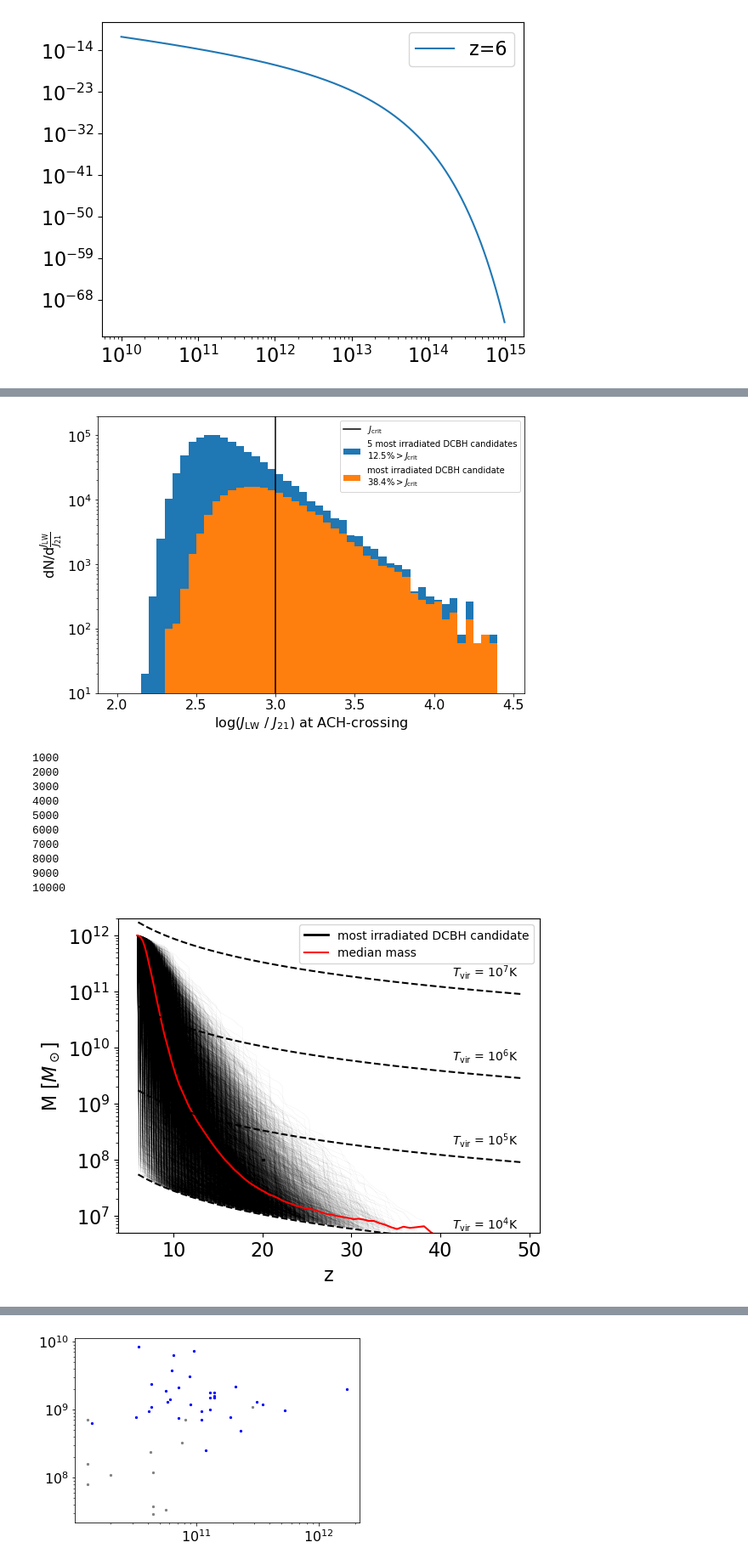
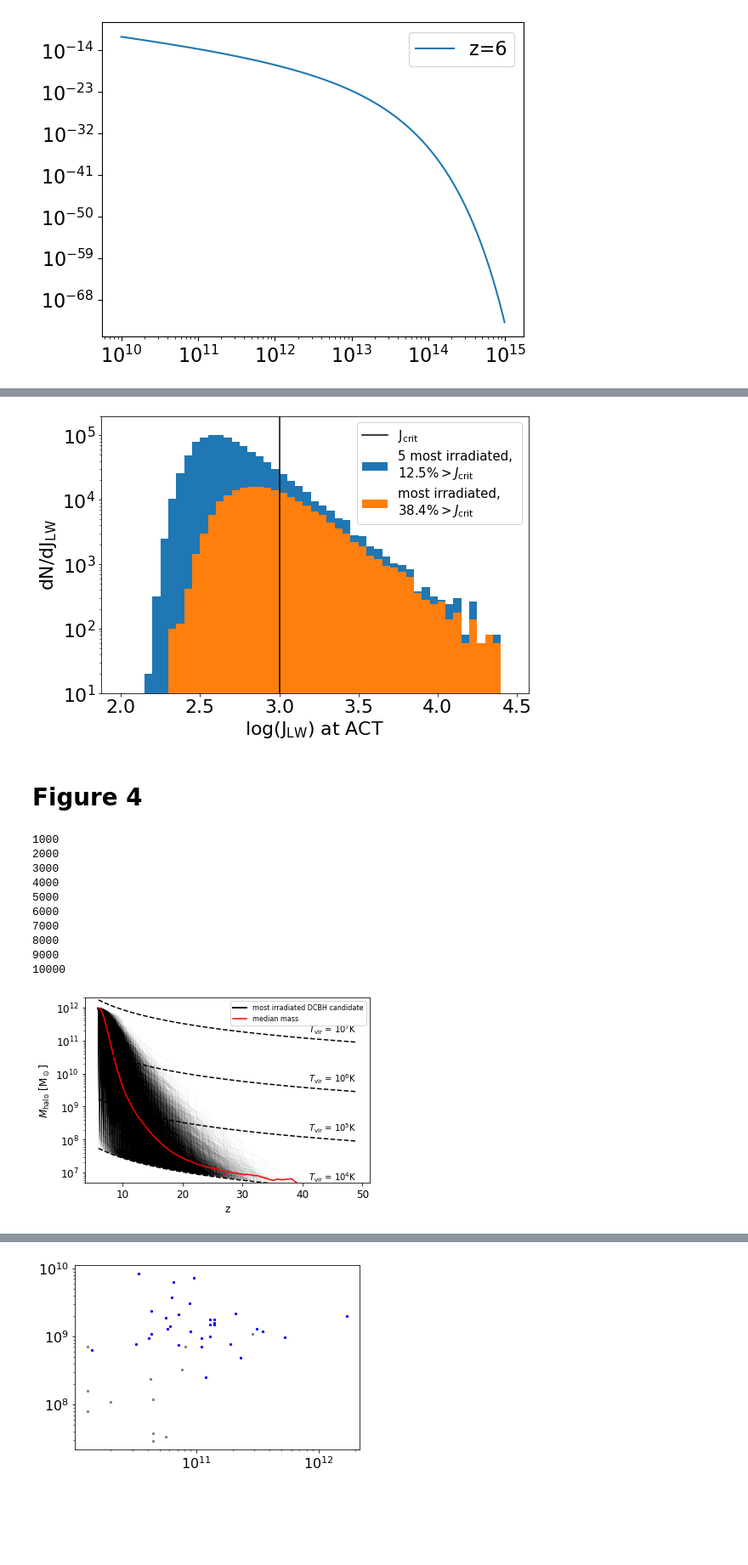
Before and after one commit to mscoggs/dcbh_relation_lifetime, a Jupyter notebook: analyze_trees.ipynb, the cells around one changed output, grey strips where cells are left out. Shown at 85% size. Cells and saved outputs as stored; diff of their text form; code cells hidden in the pictures; blank space fills up the shorter version.

```diff
--- a/analyze_trees.ipynb
+++ b/analyze_trees.ipynb
@@ -565,12 +435,12 @@ def calc_mass_beh_2019(m_h, z):
     sm[np.where(sm < min_mass)]= min_mass
     return sm
 
-def evolve_BH(halo_mass, time, folding_time, fraction_cap, seed):
+def evolve_BH(halo_mass, time, folding_time, fraction_cap, seed, cap_fraction = 1):
     dt = np.array(time[1:len(time)])-np.array(time[0:len(time)-1])
     scale_factor = np.exp(dt/folding_time)
     cap =fraction_cap*np.array(halo_mass*OMEGA_B/OMEGA_M)
 
-    if(seed == -1): bh_mass = [cap[0]]
+    if(seed == -1): bh_mass = [cap[0]*cap_fraction]
     else: bh_mass = [seed]
 
     for i,sf in enumerate(scale_factor):
@@ -1172,3 +1107,4 @@ def get_all_trees(tree_ids, all_branches,ft,cap,optimstic,keep_all,full=True,see
 # %%
-ft,cap,optimistic,keep_all,full = 80,0.1,True,True, True
-all_trees = get_all_trees(tree_ids, all_branches,ft,cap,optimistic,keep_all,full=full)
+ft,cap,optimistic,keep_all,full = 80,0.1,True,False,False
+cap_fraction=0.1
+all_trees = get_all_trees(tree_ids, all_branches,ft,cap,optimistic,keep_all,full=full,cap_fraction=cap_fraction)
@@ -1760,4 +1695,5 @@ mf.get_all_parameter_defaults(recursive=False)
 # %%
+plt.rcParams.update({'font.size': 22})
 
 init_z = [tree["z"][0] for tree in all_branches]
 init_z_main = [tree["z"][0] for tree in all_branches[4::BRANCH_PER_TREE]]
@@ -1767,18 +1703,18 @@ bins = np.arange(5.8,50 , binsize)
 plt.figure(figsize=(9,6))
 x = init_z
 weights = np.linspace(1/binsize, 1/binsize, len(x))
-plt.hist(x, log=True,bins=bins, weights=weights,label="5 most irradiated DCBH candidates")#, N="+str(len(init_z)),alpha=1)
+plt.hist(x, log=True,bins=bins, weights=weights,label="5 most irradiated")#, N="+str(len(init_z)),alpha=1)
 
 
 x = init_z_main
 weights = np.linspace(1/binsize, 1/binsize, len(x))
-plt.hist(x, log=True,bins=bins, weights=weights,label="most irradiated DCBH candidates")#, N="+str(len(init_z_main)),alpha=1)
+plt.hist(x, log=True,bins=bins, weights=weights,label="most irradiated")#, N="+str(len(init_z_main)),alpha=1)
 
 
 #plt.hist(init_z, log=True, density=True, label="All Halos, N="+str(len(init_z)),alpha=0.7)
 #plt.hist(init_z_main, log=True, density=True, label="Main Progenitor, N="+str(len(init_z_main)),alpha=0.7)
-plt.xlabel(r"$z$ at ACH-crossing")
+plt.xlabel(r"$z$ at ACT")
 plt.ylabel("dN/dz")
-plt.legend(fontsize=10)
+plt.legend(fontsize=15)
 plt.savefig("figures/z_hist.pdf",bbox_inches="tight")
 # %% [output]
@@ -1786,4 +1722,6 @@ plt.savefig("figures/z_hist.pdf",bbox_inches="tight")
 # %%
+plt.rcParams.update({'font.size': 22})
+
 init_jlw = [tree["j_lw"][0] for tree in all_branches]
 init_jlw_main = [tree["j_lw"][0] for tree in all_branches[4::BRANCH_PER_TREE]]
 
@@ -1794,30 +1732,33 @@ bins = np.arange(2.0,4.5 , binsize)
 x = np.log10(init_jlw)
 weights = np.linspace(1/binsize, 1/binsize, len(x))
 frac = np.size(np.where(x>=3)[0])/np.size(x)
-plt.plot([3,3], [10,3e5], c = "black", label=r"$J_{\rm crit}$")
+plt.plot([3,3], [10,3e5], c = "black", label=r"${\rm J}_{\rm crit}$")
 plt.ylim(10,2e5)
-plt.hist(x,bins=bins, weights=weights,label="5 most irradiated DCBH candidates\n"+str(round(frac*1000.0)/10.0)+r"%$ > J_{\rm crit}$", log=True)
+plt.hist(x,bins=bins, weights=weights,label="5 most irradiated, \n"+str(round(frac*1000.0)/10.0)+r"%$ > J_{\rm crit}$", log=True)
 
 x = np.log10(init_jlw_main)
 weights = np.linspace(1/binsize, 1/binsize, len(x))
 frac = np.size(np.where(x>=3)[0])/np.size(x)
-plt.hist(x,bins=bins, weights=weights,label="most irradiated DCBH candidate\n"+str(round(frac*1000.0)/10.0)+r"%$ > J_{\rm crit}$", log=True)
+plt.hist(x,bins=bins, weights=weights,label="most irradiated, \n"+str(round(frac*1000.0)/10.0)+r"%$ > J_{\rm crit}$", log=True)
 
 
 
 #plt.hist(init_z, log=True, density=True, label="All Halos, N="+str(len(init_z)),alpha=0.7)
 #plt.hist(init_z_main, log=True, density=True, label="Main Progenitor, N="+str(len(init_z_main)),alpha=0.7)
-plt.xlabel(r"log($J_{\rm LW}\ / \ J_{21}$) at ACH-crossing")
-plt.ylabel(r"dN/d$\frac{J_{\rm LW}}{J_{21}}$")
-plt.legend(fontsize=10)
+plt.xlabel(r"log(${\rm J}_{\rm LW}$) at ACT")
+plt.ylabel(r"dN/d${\rm J}_{\rm LW}$")
+plt.legend(fontsize=15)
 plt.savefig("figures/j_hist.pdf",bbox_inches="tight")
 # %% [output]
-[figure, old version]
+[figure, new version]
+# %% [markdown]
+# Figure 4
 # %%
 ft,cap,optimistic,keep_all = 80,0.1,True,True
 all_trees = get_all_trees(tree_ids, all_branches,ft,cap,optimistic,keep_all,full=True)
 # %%
-# plt.rcParams.update({'font.size': 12})
+plt.rcParams.update({'font.size': 12})
+
 main_trees = all_branches[4::BRANCH_PER_TREE]
 hm = np.array([np.array(t["mass"][::-1]) for t in main_trees])
 lengths = np.array([np.size(b) for b in hm])
@@ -1835,37 +1776,39 @@ plt.plot([20,20.1], [1e8,1e8], label="most irradiated DCBH candidate", lw=2, c="
 
 i=0
 for t in main_trees:
-    plt.plot(t["z"],t["mass"],c="black", alpha=0.2,lw=0.1)
+#     print(len(t["z"]), len(t["mass"]))
+#     print(t["z"])
+    plt.plot(np.array(t["z"]),np.array(t["mass"]),c="black", alpha=0.2,lw=0.1)
     i+=1
     if(i%1000 ==0):
         print(i)
 
-plt.plot(z_av,av_hm, label="median mass", c="red")
+plt.plot(np.array(z_av),np.array(av_hm), label="median mass", c="red")
 
 z_range = np.arange(6,50)
 for T in [1e4,1e5,1e6,1e7]:
     mass_range = T_vir_inverted(T,z_range)
     plt.plot(z_range, mass_range, color="black", ls="--")
     txt = "10^"+str(np.log10(T))[0]
     plt.text(45,mass_range[-1]*2.5,r"$T_{\rm vir}$ = $"+txt+"$K", horizontalalignment='center',verticalalignment='center',fontsize=10)
 
 plt.yscale("log")
 plt.ylim(5e6,2e12)
 
-plt.legend(fontsize=10)
+plt.legend(fontsize=8)
 plt.yscale("log")
 plt.xlabel("z")
-plt.ylabel(r"M $[M_\odot]$")
+plt.ylabel(r"$M_{\rm halo} \ [{\rm M}_\odot]$")
 plt.savefig("figures/mass_vs_redshift.pdf",bbox_inches="tight")
 # %% [output]
 1000
 2000
 3000
 4000
 5000
 6000
 7000
 8000
 9000
 10000
-[figure, old version]
+[figure, new version]
```
Also changed, not shown: parts of 92 cells of this notebook, 21 other files.
